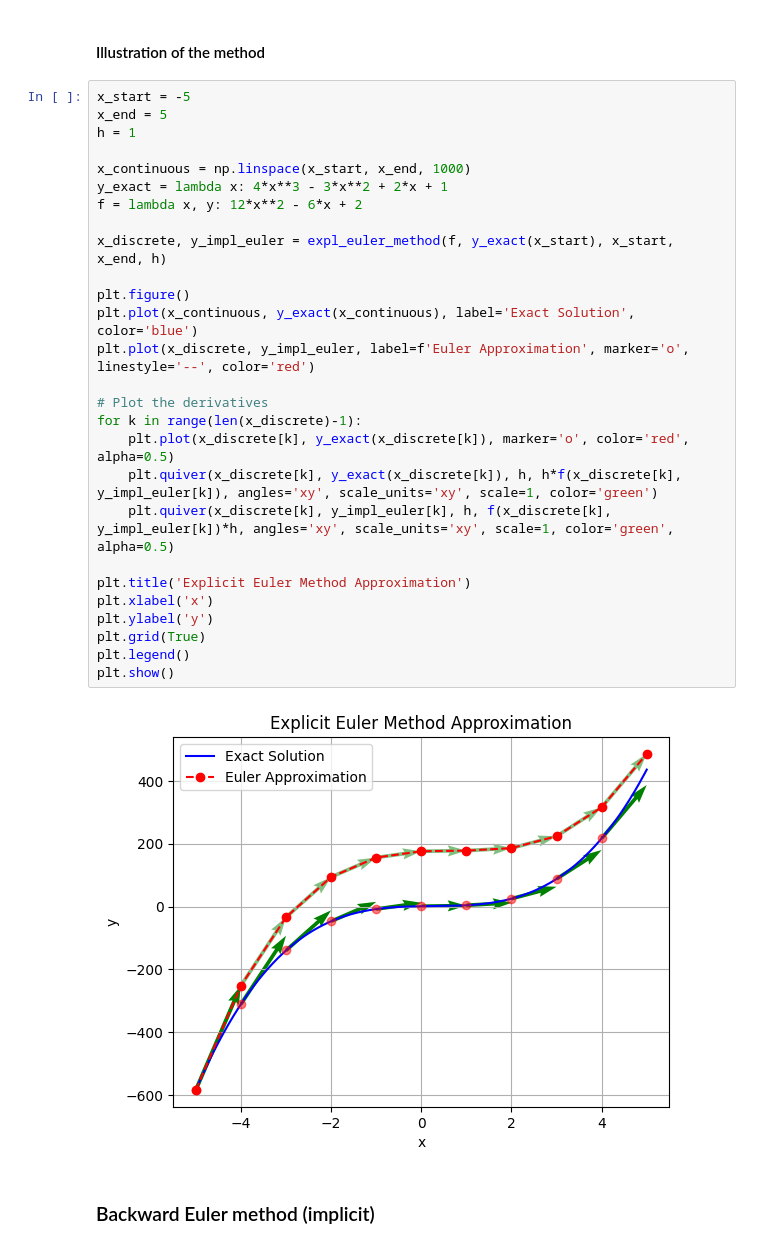
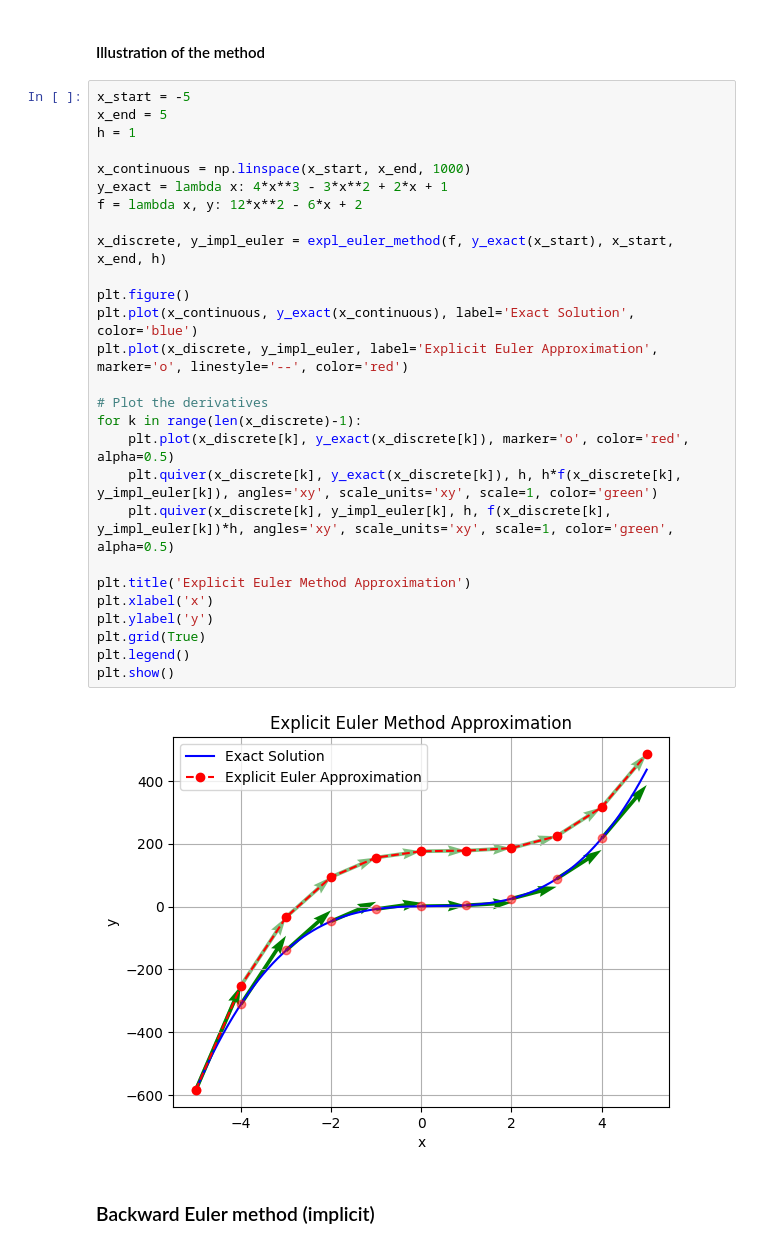
Before and after one commit to ElectroSheepH21/Math4GameDev, a Jupyter notebook: numerically_solving_ODEs.ipynb, the cells around one changed output. Drawn from its saved outputs; the diff is of its cells as text.

Commit message:
Rename plot labels

```diff
--- a/numerically_solving_ODEs.ipynb
+++ b/numerically_solving_ODEs.ipynb
@@ -237,32 +237,32 @@ def expl_euler_method(f, y0, x_start, x_end, h):
 # %%
 x_start = -5
 x_end = 5
 h = 1
 
 x_continuous = np.linspace(x_start, x_end, 1000)
 y_exact = lambda x: 4*x**3 - 3*x**2 + 2*x + 1
 f = lambda x, y: 12*x**2 - 6*x + 2
 
 x_discrete, y_impl_euler = expl_euler_method(f, y_exact(x_start), x_start, x_end, h)
 
 plt.figure()
 plt.plot(x_continuous, y_exact(x_continuous), label='Exact Solution', color='blue')
-plt.plot(x_discrete, y_impl_euler, label=f'Euler Approximation', marker='o', linestyle='--', color='red')
+plt.plot(x_discrete, y_impl_euler, label='Explicit Euler Approximation', marker='o', linestyle='--', color='red')
 
 # Plot the derivatives
 for k in range(len(x_discrete)-1):
     plt.plot(x_discrete[k], y_exact(x_discrete[k]), marker='o', color='red', alpha=0.5)
     plt.quiver(x_discrete[k], y_exact(x_discrete[k]), h, h*f(x_discrete[k], y_impl_euler[k]), angles='xy', scale_units='xy', scale=1, color='green')
     plt.quiver(x_discrete[k], y_impl_euler[k], h, f(x_discrete[k], y_impl_euler[k])*h, angles='xy', scale_units='xy', scale=1, color='green', alpha=0.5)
 
 plt.title('Explicit Euler Method Approximation')
 plt.xlabel('x')
 plt.ylabel('y')
 plt.grid(True)
 plt.legend()
 plt.show()
 # %% [output]
-[figure, old version]
+[figure, new version]
 # %% [markdown]
 ### Backward Euler method (implicit)
 # %% [markdown]
```
Also changed, not shown: parts of 1 cell of this notebook.
